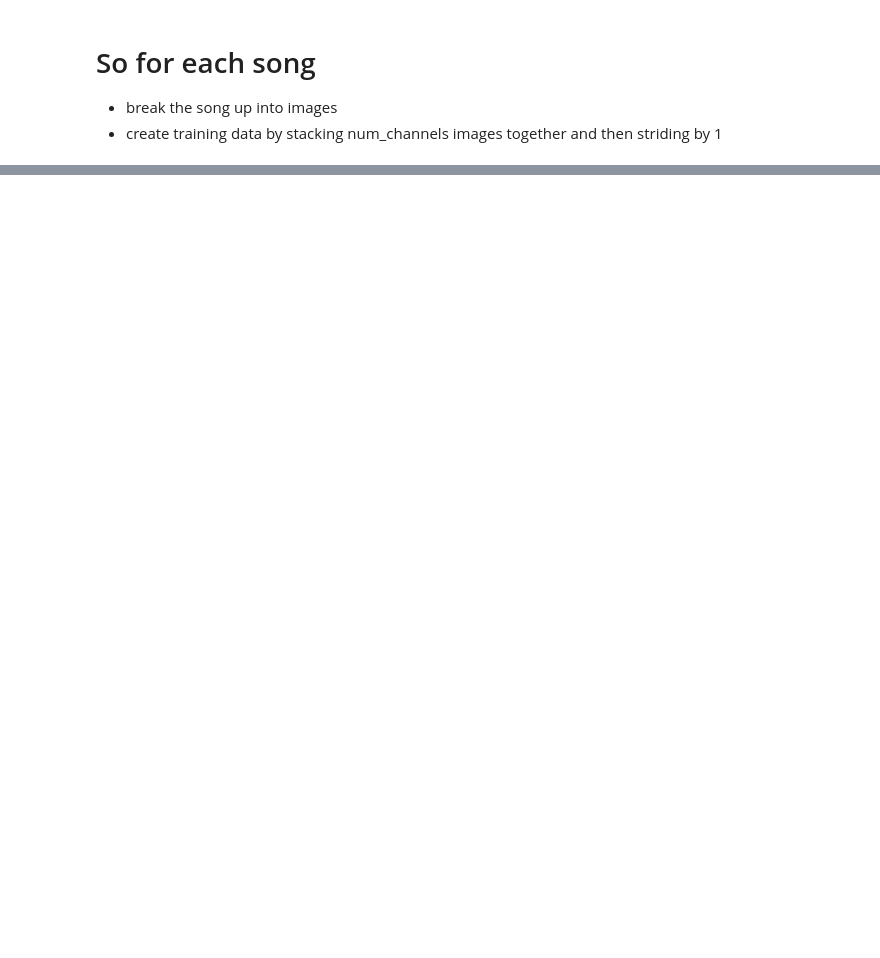
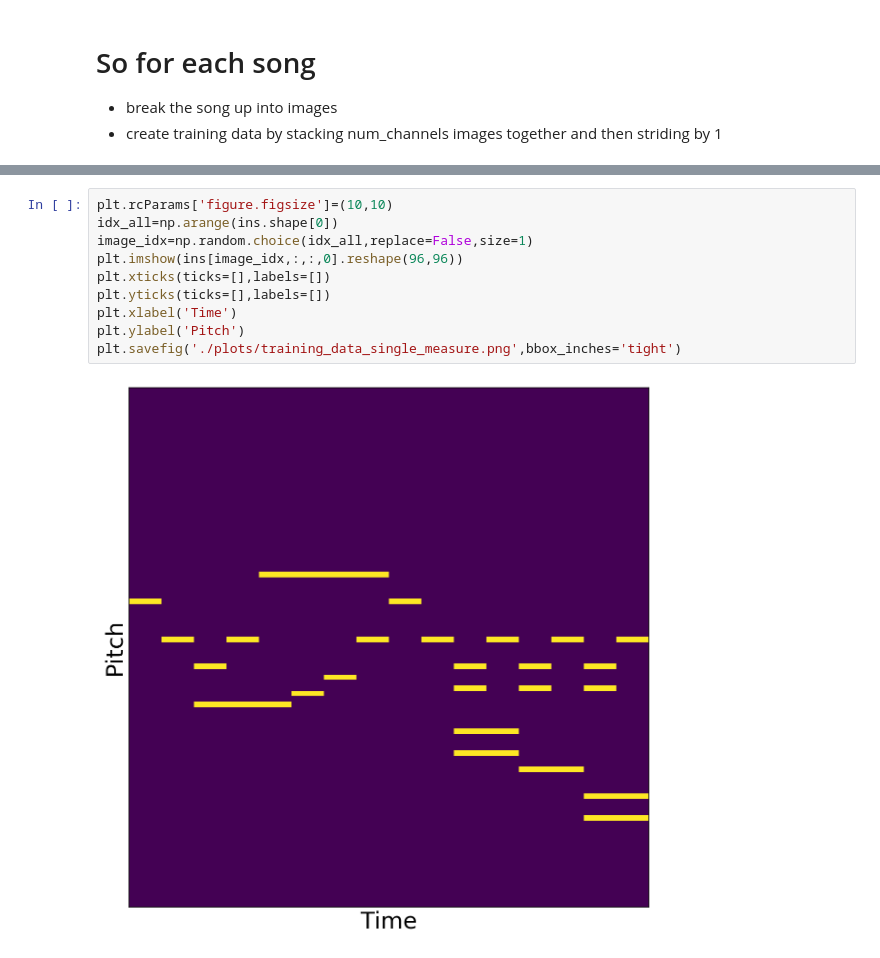
Before and after one commit to Collin-Dabbieri/GAN_Project, a Jupyter notebook: ConvGAN/Produce_Training_Data.ipynb, the cells around one changed output, grey strips where cells are left out. Drawn from its saved outputs; the diff is of its cells as text; blank space fills up the shorter version.

```diff
--- a/ConvGAN/Produce_Training_Data.ipynb
+++ b/ConvGAN/Produce_Training_Data.ipynb
@@ -493,0 +536,12 @@ for i in range(len(grid_out)):
+# %%
+plt.rcParams['figure.figsize']=(10,10)
+idx_all=np.arange(ins.shape[0])
+image_idx=np.random.choice(idx_all,replace=False,size=1)
+plt.imshow(ins[image_idx,:,:,0].reshape(96,96))
+plt.xticks(ticks=[],labels=[])
+plt.yticks(ticks=[],labels=[])
+plt.xlabel('Time')
+plt.ylabel('Pitch')
+plt.savefig('./plots/training_data_single_measure.png',bbox_inches='tight')
+# %% [output]
+[figure, added]
```
Also changed, not shown: parts of 22 cells of this notebook, 40 other files.
